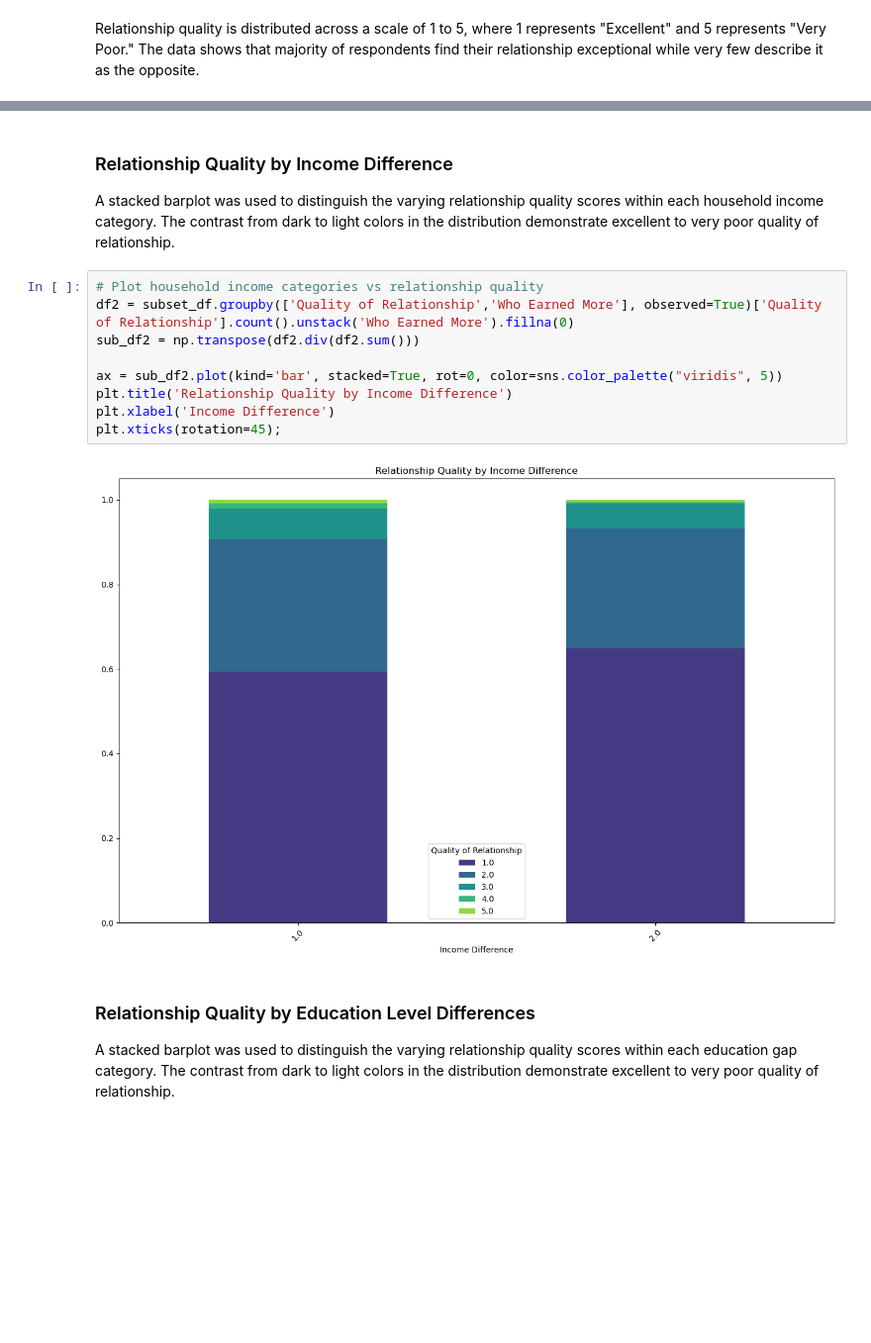
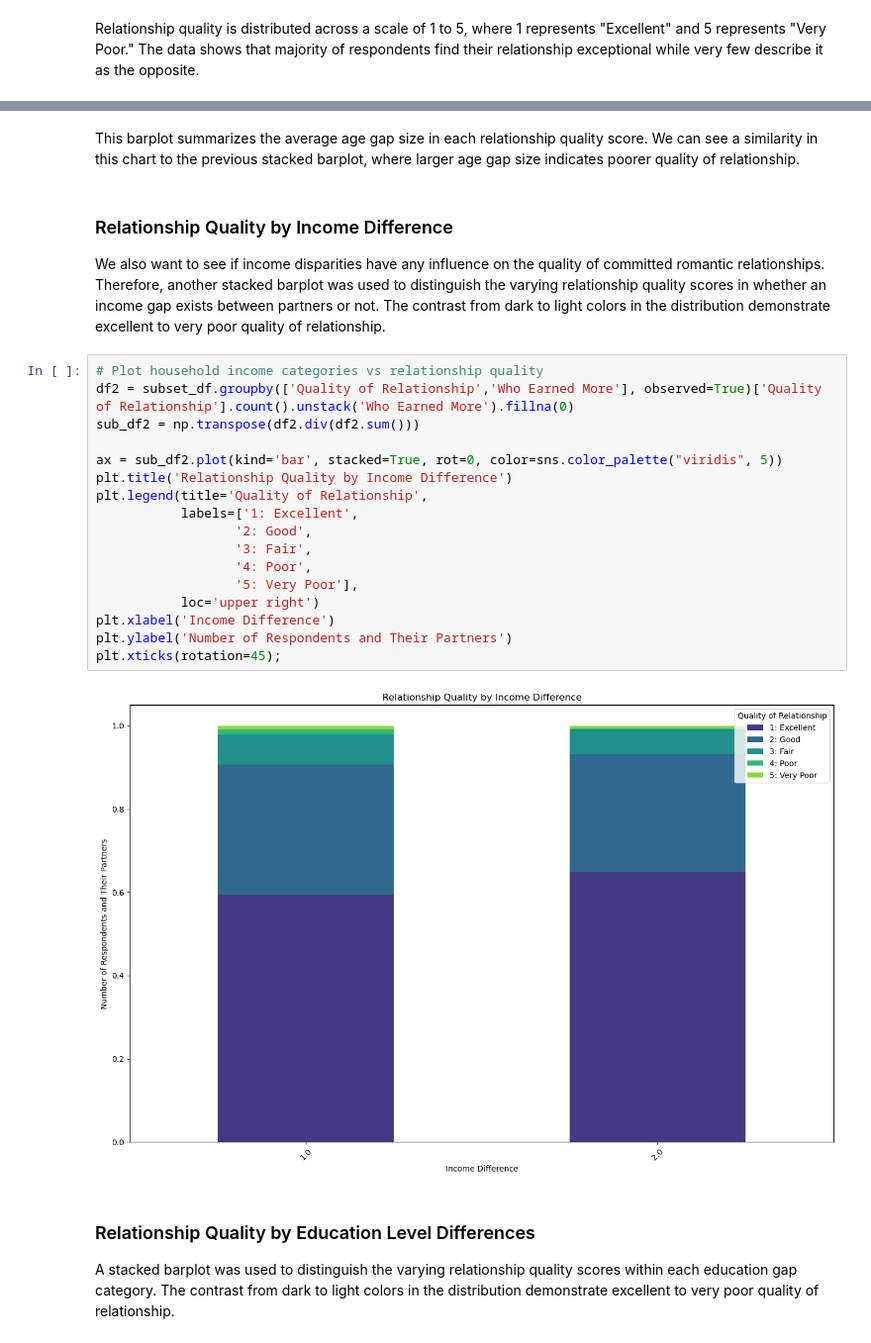
Before and after one commit to jammyegg/COGS-108-Final-Project, a Jupyter notebook: FinalProject_Group153-FA24.ipynb, the cells around one changed output, grey strips where cells are left out. Shown: that part at 99% size. Saved outputs shown, nothing was run; the diff lists cells and outputs as text; blank space fills up the shorter version.

```diff
--- a/FinalProject_Group153-FA24.ipynb
+++ b/FinalProject_Group153-FA24.ipynb
@@ -310,18 +339,28 @@ Given these responses, we can see that there is likely a pattern between the two
+# %% [markdown]
+This barplot summarizes the average age gap size in each relationship quality score. We can see a similarity in this chart to the previous stacked barplot, where larger age gap size indicates poorer quality of relationship.
 # %% [markdown]
 ### Relationship Quality by Income Difference
 
-A stacked barplot was used to distinguish the varying relationship quality scores within each household income category. The contrast from dark to light colors in the distribution demonstrate excellent to very poor quality of relationship.
+We also want to see if income disparities have any influence on the quality of committed romantic relationships. Therefore, another stacked barplot was used to distinguish the varying relationship quality scores in whether an income gap exists between partners or not. The contrast from dark to light colors in the distribution demonstrate excellent to very poor quality of relationship.
 # %%
 # Plot household income categories vs relationship quality
 df2 = subset_df.groupby(['Quality of Relationship','Who Earned More'], observed=True)['Quality of Relationship'].count().unstack('Who Earned More').fillna(0)
 sub_df2 = np.transpose(df2.div(df2.sum()))
 
 ax = sub_df2.plot(kind='bar', stacked=True, rot=0, color=sns.color_palette("viridis", 5))
 plt.title('Relationship Quality by Income Difference')
+plt.legend(title='Quality of Relationship',
+           labels=['1: Excellent',
+                  '2: Good',
+                  '3: Fair',
+                  '4: Poor',
+                  '5: Very Poor'],
+           loc='upper right')
 plt.xlabel('Income Difference')
+plt.ylabel('Number of Respondents and Their Partners')
 plt.xticks(rotation=45);
 # %% [output]
-[figure, old version]
+[figure, new version]
 # %% [markdown]
 ### Relationship Quality by Education Level Differences
 
```
Also changed, not shown: parts of 12 cells of this notebook.
